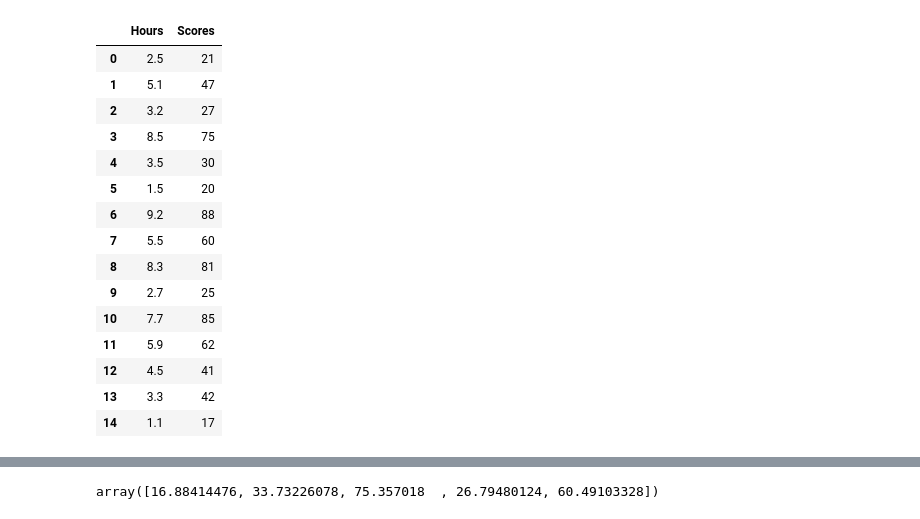
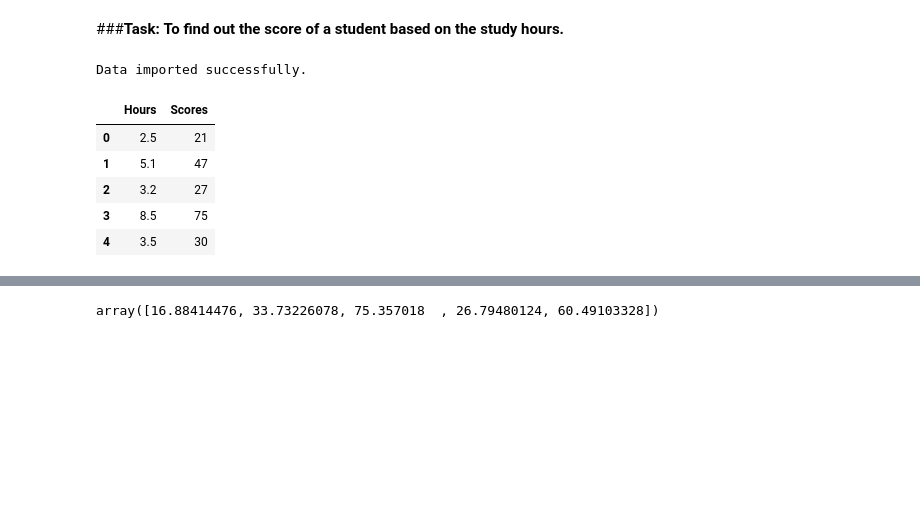
Before and after one commit to asmaumer/Beginnner-task1, a Jupyter notebook: Beginner_task1.ipynb, the cells around one changed output, grey strips where cells are left out. Saved outputs shown, nothing was run; the diff lists cells and outputs as text; code cells hidden in the pictures; blank space fills up the shorter version.

```diff
--- a/Beginner_task1.ipynb
+++ b/Beginner_task1.ipynb
@@ -1,3 +3,5 @@
+# %% [markdown]
+###**Task:** **To find out the score of a student based on the study hours.**
 # %%
 import pandas as pd
 import numpy as np
@@ -9,23 +13,15 @@ from sklearn import metrics
 # %%
 #reading csv file
 
 url ='http://bit.ly/w-data'
 df = pd.read_csv(url)
-df.head(15)
+print("Data imported successfully.")
+df.head()
 # %% [output]
+Data imported successfully.
 |  | Hours | Scores |
 | 0 | 2.5 | 21 |
 | 1 | 5.1 | 47 |
 | 2 | 3.2 | 27 |
 | 3 | 8.5 | 75 |
 | 4 | 3.5 | 30 |
-| 5 | 1.5 | 20 |
-| 6 | 9.2 | 88 |
-| 7 | 5.5 | 60 |
-| 8 | 8.3 | 81 |
-| 9 | 2.7 | 25 |
-| 10 | 7.7 | 85 |
-| 11 | 5.9 | 62 |
-| 12 | 4.5 | 41 |
-| 13 | 3.3 | 42 |
-| 14 | 1.1 | 17 |
```
Also changed, not shown: parts of 17 cells of this notebook.
